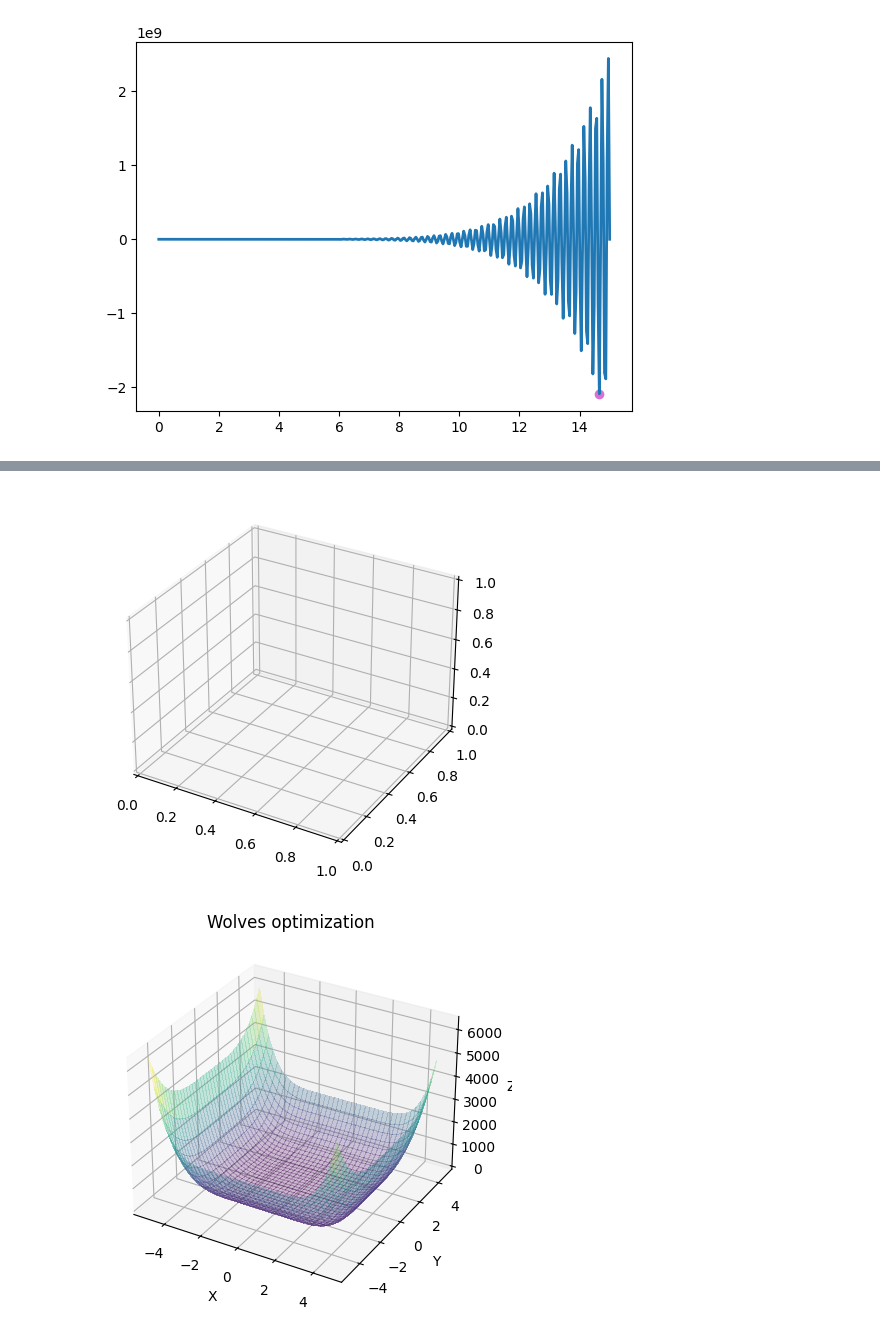
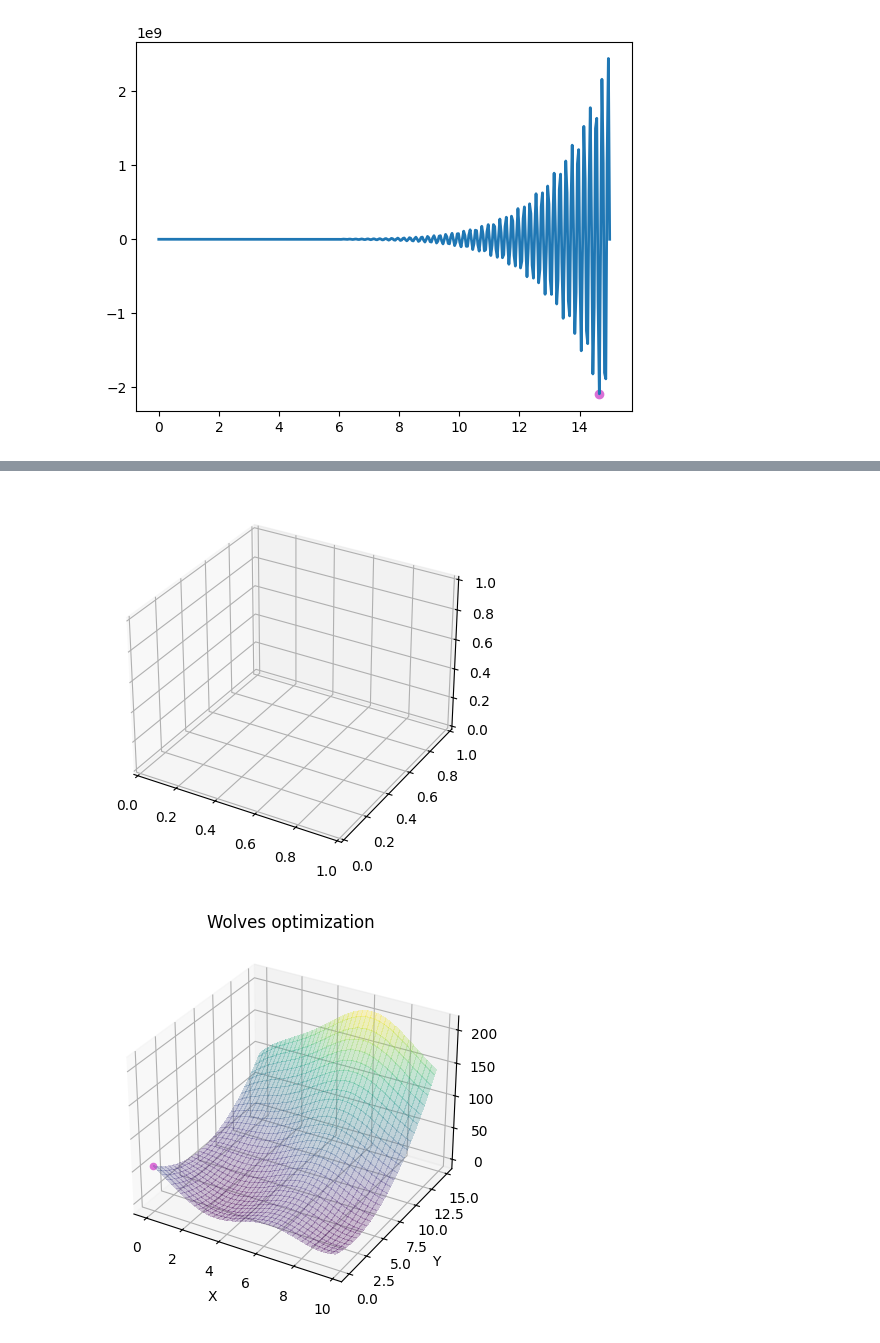
Before and after one commit to anastasiia-denysenko/Algorithms-And-Methods-Of-Swarm-Intelligence, a Jupyter notebook: lab_1/Denysenko_lab_1.ipynb, the cells around one changed output, grey strips where cells are left out. Cells and saved outputs as stored; diff of their text form; code cells hidden in the pictures.

```diff
--- a/lab_1/Denysenko_lab_1.ipynb
+++ b/lab_1/Denysenko_lab_1.ipynb
@@ -250,7 +49,0 @@ def f2(x1, x2):
-# %%
-# PLEASE, RUN THIS IN PY FILE!
-w2 = Wolves_optimization(f2, 50, 50, 0.1, -5, 5, 0.1, -5, 5, minimize = True)
-w2.optimize_and_plot_x_and_y()
-# %% [output]
-[figure, removed]
-[figure, removed]
@@ -379,0 +50,6 @@ def f(x):
+# %%
+w2 = Wolves_optimization_x_y(branin, 60, 20, 0.1, 0, 10, 0.1, 0, 15, minimize = True)
+w2.plot_dynamic()
+# %% [output]
+[figure, added]
+[figure, added]
```
Also changed, not shown: parts of 28 cells of this notebook, 49 other files.
